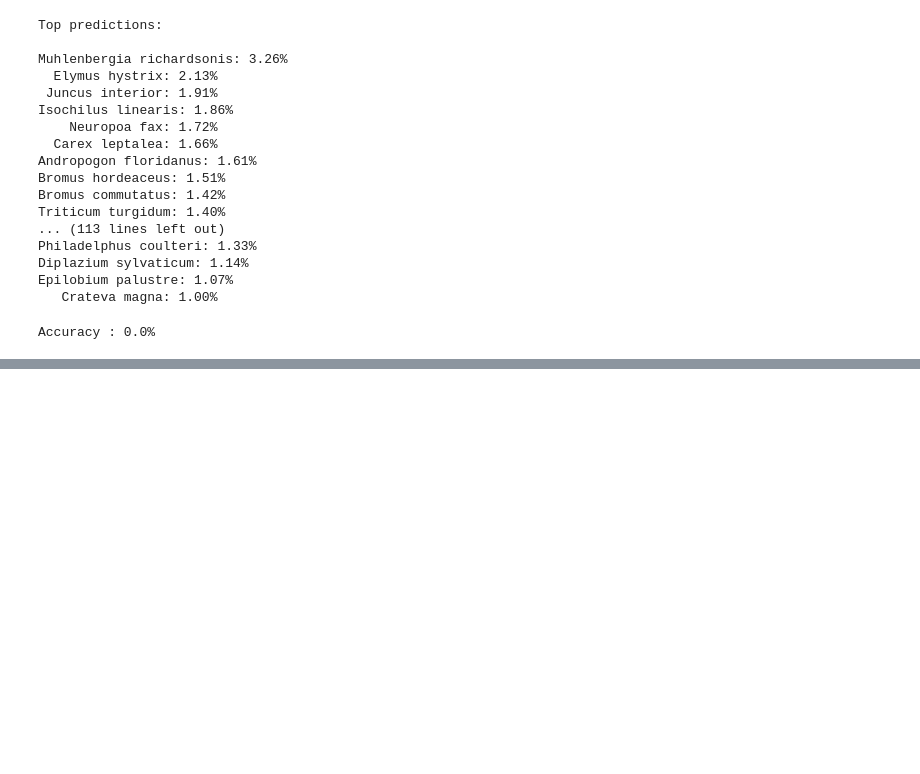
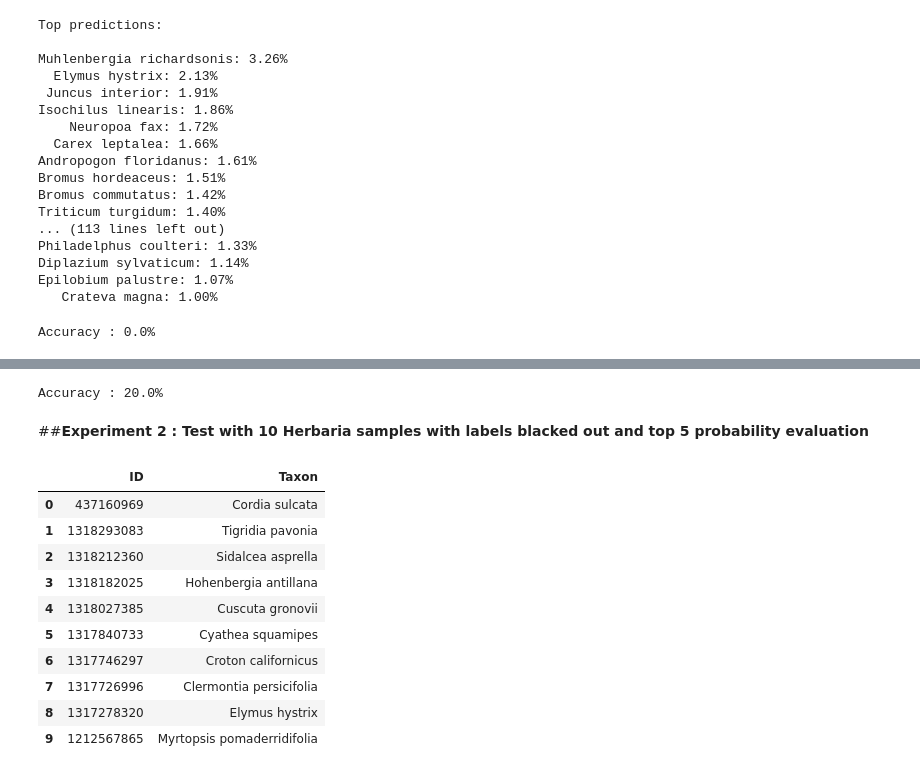
Before and after one commit to DL4DS/herbdl, a Jupyter notebook: CLIP/CLIP_0shot.ipynb, the cells around one changed output, grey strips where cells are left out. Saved outputs shown, nothing was run; the diff lists cells and outputs as text; code cells hidden in the pictures; blank space fills up the shorter version.

Commit message:
add CLIP L-14 experiments and readme images

```diff
--- a/CLIP/CLIP_0shot.ipynb
+++ b/CLIP/CLIP_0shot.ipynb
@@ -215,0 +300,6 @@ Accuracy : 0.0%
+# %%
+preds = {}
+
+for f in gt['ID']:
+      p = CLIP_zero_shot(f)
+      preds[f] = p
@@ -215,0 +333,43 @@ Accuracy : 0.0%
+# %%
+evaluate(gt, preds)
+# %% [output]
+Accuracy : 20.0%
+# %% [markdown]
+##**Experiment 2 : Test with 10 Herbaria samples with labels blacked out and top 5 probability evaluation**
+# %%
+path1 = "drive/MyDrive/blacked-images/"
+
+gt = pd.DataFrame(columns=['ID'])
+
+temp=[]
+for f in os.listdir(path1):
+    if f.endswith("png"):
+      temp.append(f[:-4])
+
+gt['ID'] = temp
+# %%
+with open(path+"taxon_gt.txt", 'r') as tf:
+    t = []
+    classes = []
+    for line in tf:
+        id = line.rstrip('\n').split(":")[0]
+        if id in list(gt['ID']):
+          t.append(line.rstrip('\n').split(":")[1].lstrip())
+        classes.append(line.rstrip('\n').split(":")[1].lstrip())
+# %%
+gt['Taxon'] = t
+classes = t
+# %%
+gt
+# %% [output]
+|  | ID | Taxon |
+| 0 | 437160969 | Cordia sulcata |
+| 1 | 1318293083 | Tigridia pavonia |
+| 2 | 1318212360 | Sidalcea asprella |
+| 3 | 1318182025 | Hohenbergia antillana |
+| 4 | 1318027385 | Cuscuta gronovii |
+| 5 | 1317840733 | Cyathea squamipes |
+| 6 | 1317746297 | Croton californicus |
+| 7 | 1317726996 | Clermontia persicifolia |
+| 8 | 1317278320 | Elymus hystrix |
+| 9 | 1212567865 | Myrtopsis pomaderridifolia |
```
Also changed, not shown: parts of 19 cells of this notebook, 5 other files.
